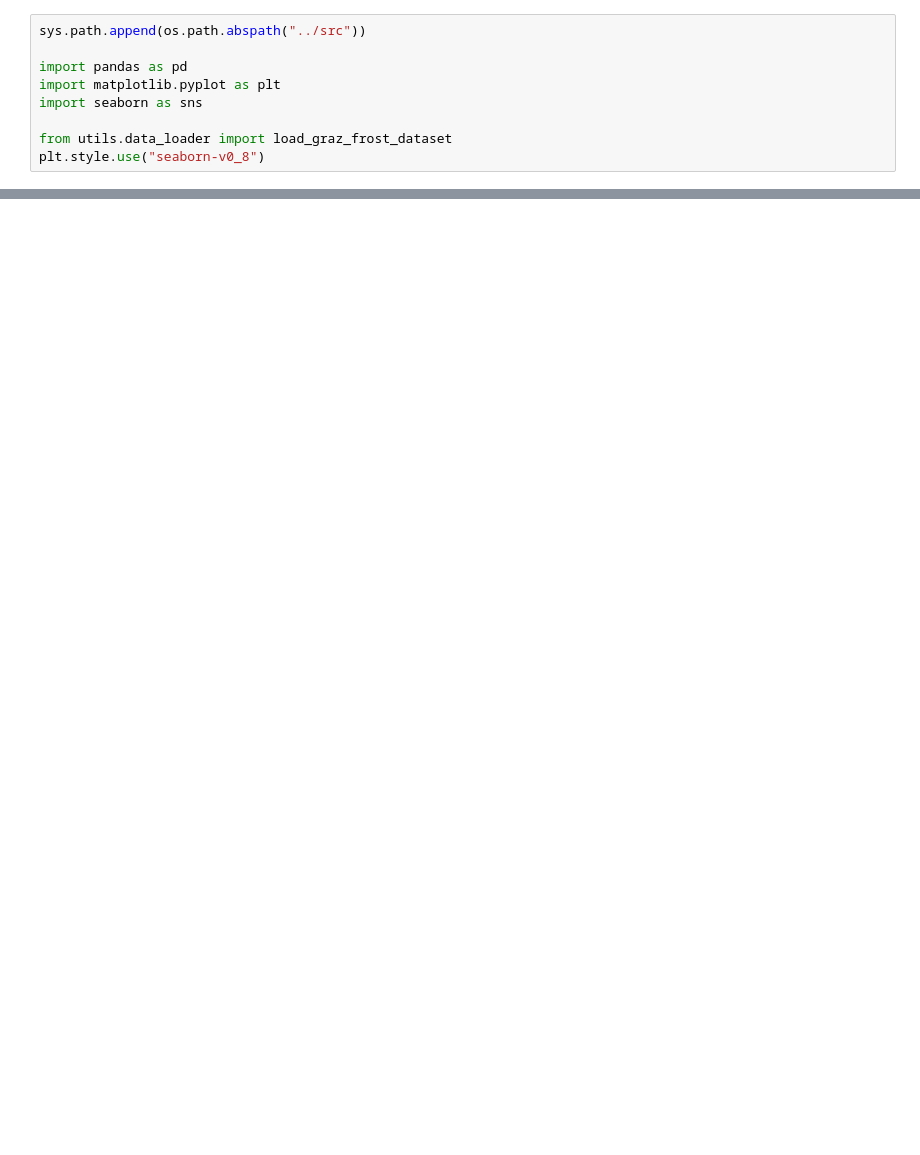
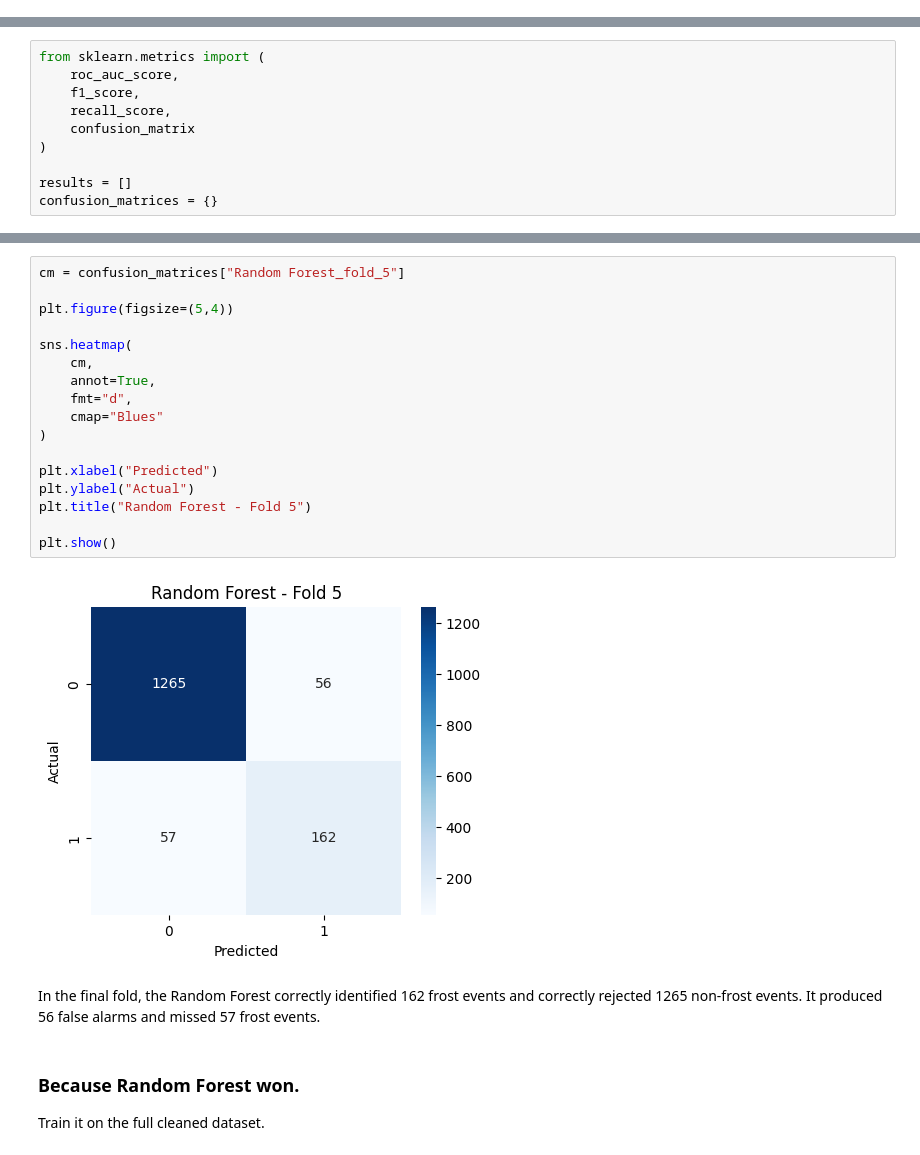
Before and after one commit to saifar-tug/multi-agent-frost-prediction-system, a Jupyter notebook: notebooks/data_exploration.ipynb, the cells around one changed output, grey strips where cells are left out. Drawn from its saved outputs; the diff is of its cells as text; blank space fills up the shorter version.

```diff
--- a/notebooks/data_exploration.ipynb
+++ b/notebooks/data_exploration.ipynb
@@ -10,9 +0,0 @@ PATH: ['/Users/saif/Projects/DAI/multi-agent-frost-prediction-system/notebooks',
-# %%
-sys.path.append(os.path.abspath("../src"))
-
-import pandas as pd
-import matplotlib.pyplot as plt
-import seaborn as sns
-
-from utils.data_loader import load_graz_frost_dataset
-plt.style.use("seaborn-v0_8")
@@ -70,0 +691,10 @@ plt.show()
+# %%
+from sklearn.metrics import (
+    roc_auc_score,
+    f1_score,
+    recall_score,
+    confusion_matrix
+)
+
+results = []
+confusion_matrices = {}
@@ -70,0 +789,25 @@ plt.show()
+# %%
+cm = confusion_matrices["Random Forest_fold_5"]
+
+plt.figure(figsize=(5,4))
+
+sns.heatmap(
+    cm,
+    annot=True,
+    fmt="d",
+    cmap="Blues"
+)
+
+plt.xlabel("Predicted")
+plt.ylabel("Actual")
+plt.title("Random Forest - Fold 5")
+
+plt.show()
+# %% [output]
+[figure, added]
+# %% [markdown]
+In the final fold, the Random Forest correctly identified 162 frost events and correctly rejected 1265 non-frost events. It produced 56 false alarms and missed 57 frost events.
+# %% [markdown]
+### Because Random Forest won.
+
+Train it on the full cleaned dataset.
```
Also changed, not shown: parts of 76 cells of this notebook, 10 other files.
